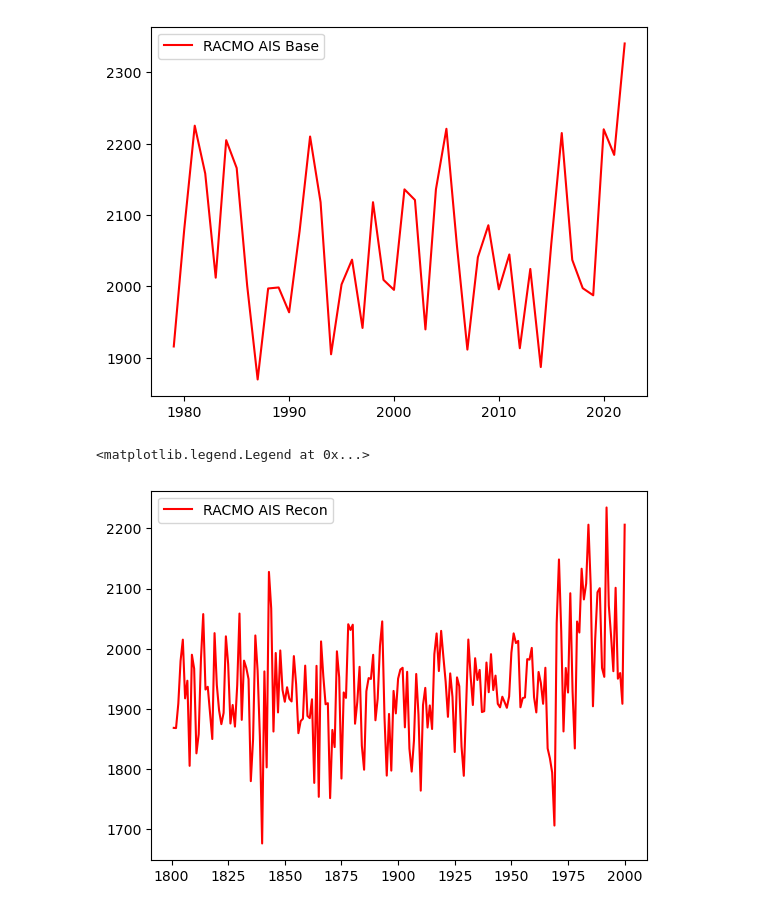
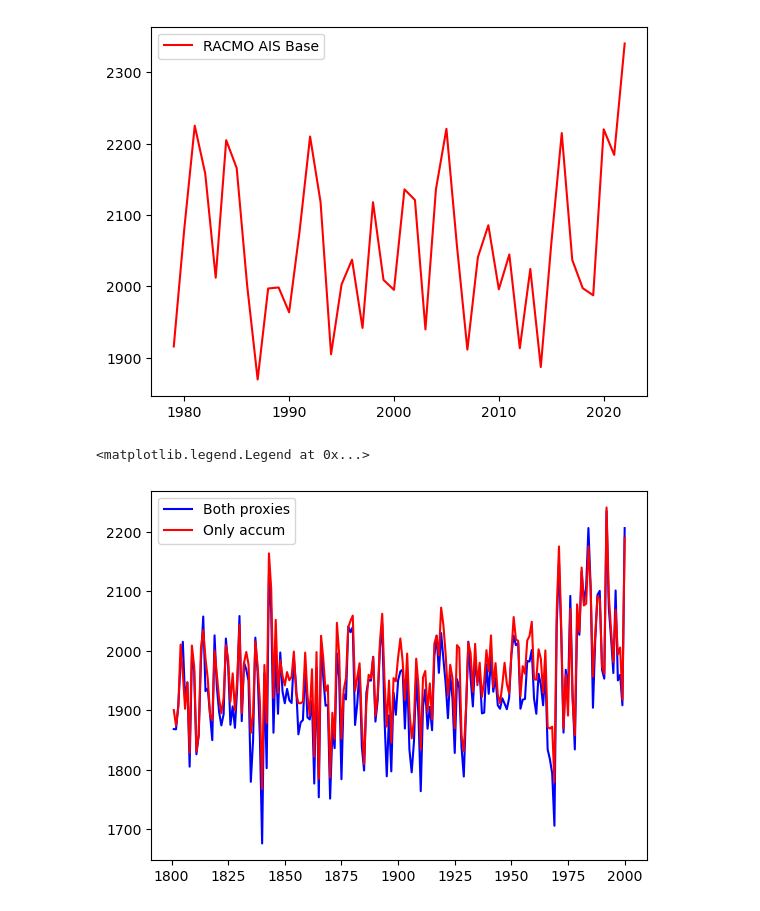
Before and after one commit to advikeswaran/metric-reconstruction, a Jupyter notebook: Recon_Processing_Double.ipynb, the cells around one changed output. Cells and saved outputs as stored; diff of their text form; code cells hidden in the pictures.

Commit message:
both proxies recon

```diff
--- a/Recon_Processing_Double.ipynb
+++ b/Recon_Processing_Double.ipynb
@@ -23,20 +23,25 @@ mask = xr.open_dataset(home_path + path + "/TotIS_RACMO_ANT27_IMBIE2.nc")
 
 folder = home_path + path
 # %%
-ais_era5_base = np.load(folder + "/ERA5_AIS_BASE.npy")
-wais_era5_base = np.load(folder + "/ERA5_WAIS_BASE.npy")
-eais_era5_base = np.load(folder + "/ERA5_EAIS_BASE.npy")
-ap_era5_base = np.load(folder + "/ERA5_AP_BASE.npy")
+ais_racmo_base = np.load(folder + "/RACMO_AIS_ACCUM.npy")
+wais_racmo_base = np.load(folder + "/RACMO_WAIS_ACCUM.npy")
+eais_racmo_base = np.load(folder + "/RACMO_EAIS_ACCUM.npy")
+ap_racmo_base = np.load(folder + "/RACMO_AP_ACCUM.npy")
 
-ais_racmo_base = np.load(folder + "/RACMO_AIS_BASE_DOUBLE.npy")
-wais_racmo_base = np.load(folder + "/RACMO_WAIS_BASE_DOUBLE.npy")
-eais_racmo_base = np.load(folder + "/RACMO_EAIS_BASE_DOUBLE.npy")
-ap_racmo_base = np.load(folder + "/RACMO_AP_BASE_DOUBLE.npy")
+ais_era5_base = np.load(folder + "/ERA5_AIS_ACCUM.npy")
+wais_era5_base = np.load(folder + "/ERA5_WAIS_ACCUM.npy")
+eais_era5_base = np.load(folder + "/ERA5_EAIS_ACCUM.npy")
+ap_era5_base = np.load(folder + "/ERA5_AP_ACCUM.npy")
 
-ais_racmo_recon = np.load(folder + "/RACMO_AIS_RECON_DOUBLE.npy")
-wais_racmo_recon = np.load(folder + "/RACMO_WAIS_RECON_DOUBLE.npy")
-eais_racmo_recon = np.load(folder + "/RACMO_EAIS_RECON_DOUBLE.npy")
-ap_racmo_recon = np.load(folder + "/RACMO_AP_RECON_DOUBLE.npy")
+ais_accum_accum = np.load(folder + "/ACCUM_AIS_ACCUM.npy")
+wais_accum_accum = np.load(folder + "/ACCUM_WAIS_ACCUM.npy")
+eais_accum_accum = np.load(folder + "/ACCUM_EAIS_ACCUM.npy")
+ap_accum_accum = np.load(folder + "/ACCUM_AP_ACCUM.npy")
+
+ais_accum_double = np.load(folder + "/ACCUM_AIS_DOUBLE.npy")
+wais_accum_double = np.load(folder + "/ACCUM_WAIS_DOUBLE.npy")
+eais_accum_double = np.load(folder + "/ACCUM_EAIS_DOUBLE.npy")
+ap_accum_double = np.load(folder + "/ACCUM_AP_DOUBLE.npy")
 # %%
 satYears = np.arange(1979, 2023)  # 1979-2022
 reconYears = np.arange(1801, 2001)
@@ -49,10 +54,10 @@ plt.legend()
 <matplotlib.legend.Legend at 0x...>
 [figure]
 # %%
-#plt.plot(reconYears, ais_era5_recon, label='ERA5 AIS Recon', color='blue')
-plt.plot(reconYears, ais_racmo_recon, label='RACMO AIS Recon', color='red')
+plt.plot(reconYears, ais_accum_double, label='Both proxies', color='blue')
+plt.plot(reconYears, ais_accum_accum, label='Only accum', color='red')
 plt.legend()
 # %% [output]
 <matplotlib.legend.Legend at 0x...>
-[figure, old version]
+[figure, new version]
 # %%
```
Also changed, not shown: parts of 8 cells of this notebook, 2 other files.
